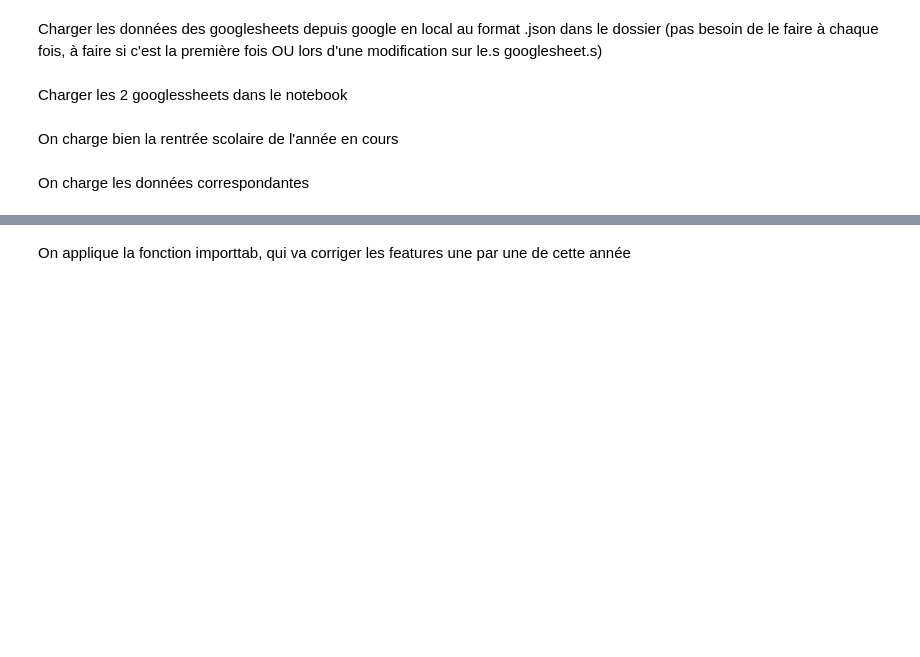
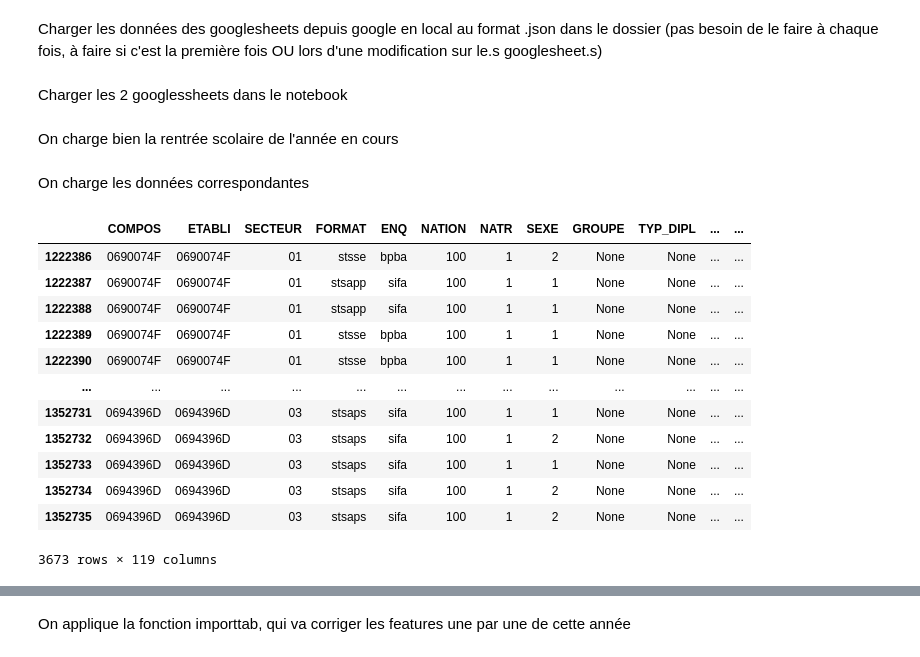
Before and after one commit to dataesr/atlas-opendata, a Jupyter notebook: 1_opendata_altlas_features_to_correct.ipynb, the cells around one changed output, grey strips where cells are left out. Drawn from its saved outputs; the diff is of its cells as text; code cells hidden in the pictures; blank space fills up the shorter version.

```diff
--- a/1_opendata_altlas_features_to_correct.ipynb
+++ b/1_opendata_altlas_features_to_correct.ipynb
@@ -45,6 +45,22 @@ On charge les données correspondantes
 df=pd.read_parquet(f"./INPUT/ts{str(rentree_sco)[2:]}d_tot.parquet", engine='fastparquet')
 # %%
 df.columns=[x.upper() for x in df.columns]
+# %%
+df[df.COM_U=='69149']
+# %% [output]
+|  | COMPOS | ETABLI | SECTEUR | FORMAT | ENQ | NATION | NATR | SEXE | GROUPE | TYP_DIPL | ... | ... |
+| 1222386 | 0690074F | 0690074F | 01 | stsse | bpba | 100 | 1 | 2 | None | None | ... | ... |
+| 1222387 | 0690074F | 0690074F | 01 | stsapp | sifa | 100 | 1 | 1 | None | None | ... | ... |
+| 1222388 | 0690074F | 0690074F | 01 | stsapp | sifa | 100 | 1 | 1 | None | None | ... | ... |
+| 1222389 | 0690074F | 0690074F | 01 | stsse | bpba | 100 | 1 | 1 | None | None | ... | ... |
+| 1222390 | 0690074F | 0690074F | 01 | stsse | bpba | 100 | 1 | 1 | None | None | ... | ... |
+| ... | ... | ... | ... | ... | ... | ... | ... | ... | ... | ... | ... | ... |
+| 1352731 | 0694396D | 0694396D | 03 | stsaps | sifa | 100 | 1 | 1 | None | None | ... | ... |
+| 1352732 | 0694396D | 0694396D | 03 | stsaps | sifa | 100 | 1 | 2 | None | None | ... | ... |
+| 1352733 | 0694396D | 0694396D | 03 | stsaps | sifa | 100 | 1 | 1 | None | None | ... | ... |
+| 1352734 | 0694396D | 0694396D | 03 | stsaps | sifa | 100 | 1 | 2 | None | None | ... | ... |
+| 1352735 | 0694396D | 0694396D | 03 | stsaps | sifa | 100 | 1 | 2 | None | None | ... | ... |
+3673 rows × 119 columns
 # %%
 df[pd.isna(df.FORMAT)]
 #df.loc[(pd.isna(df.FORMAT))&(df.ETABLI=='9830445S'),'FORMAT'] = 'autr'
```
Also changed, not shown: parts of 11 cells of this notebook, 3 other files.
